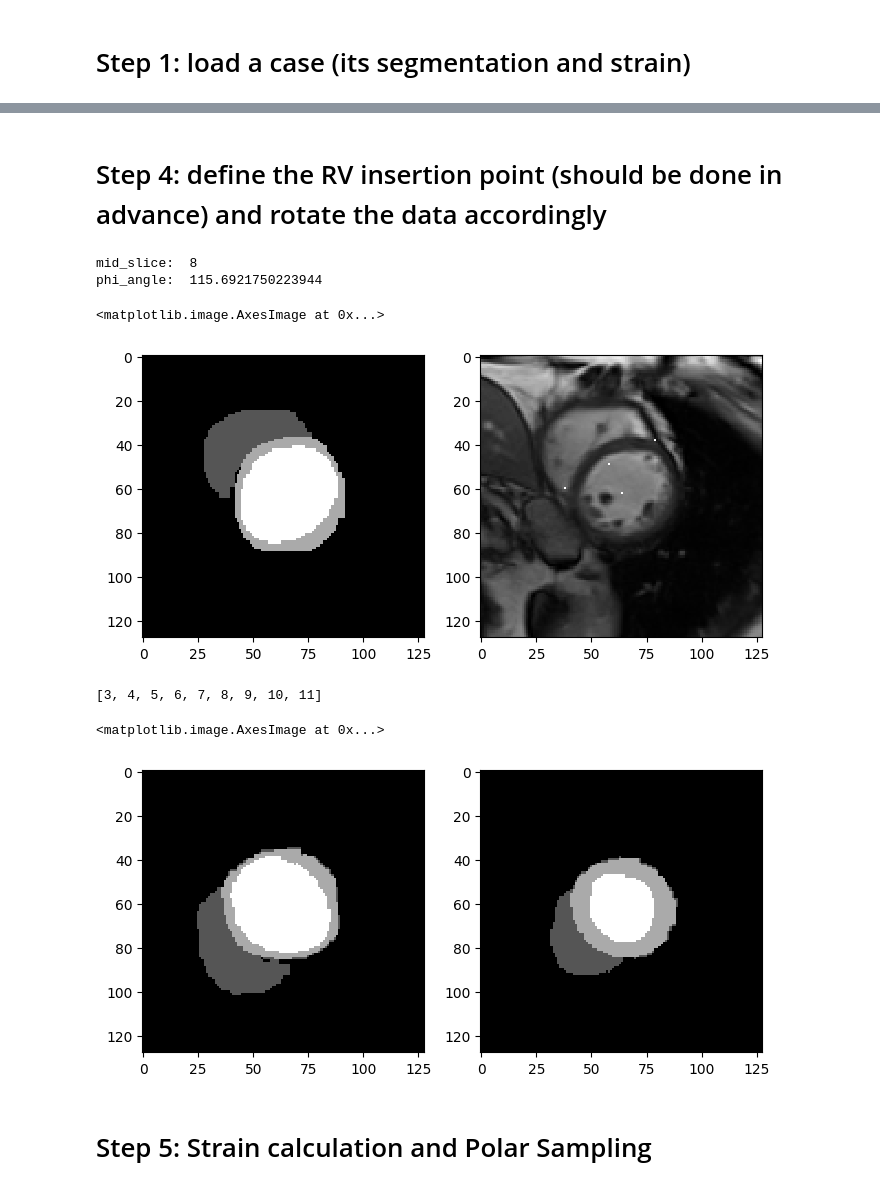
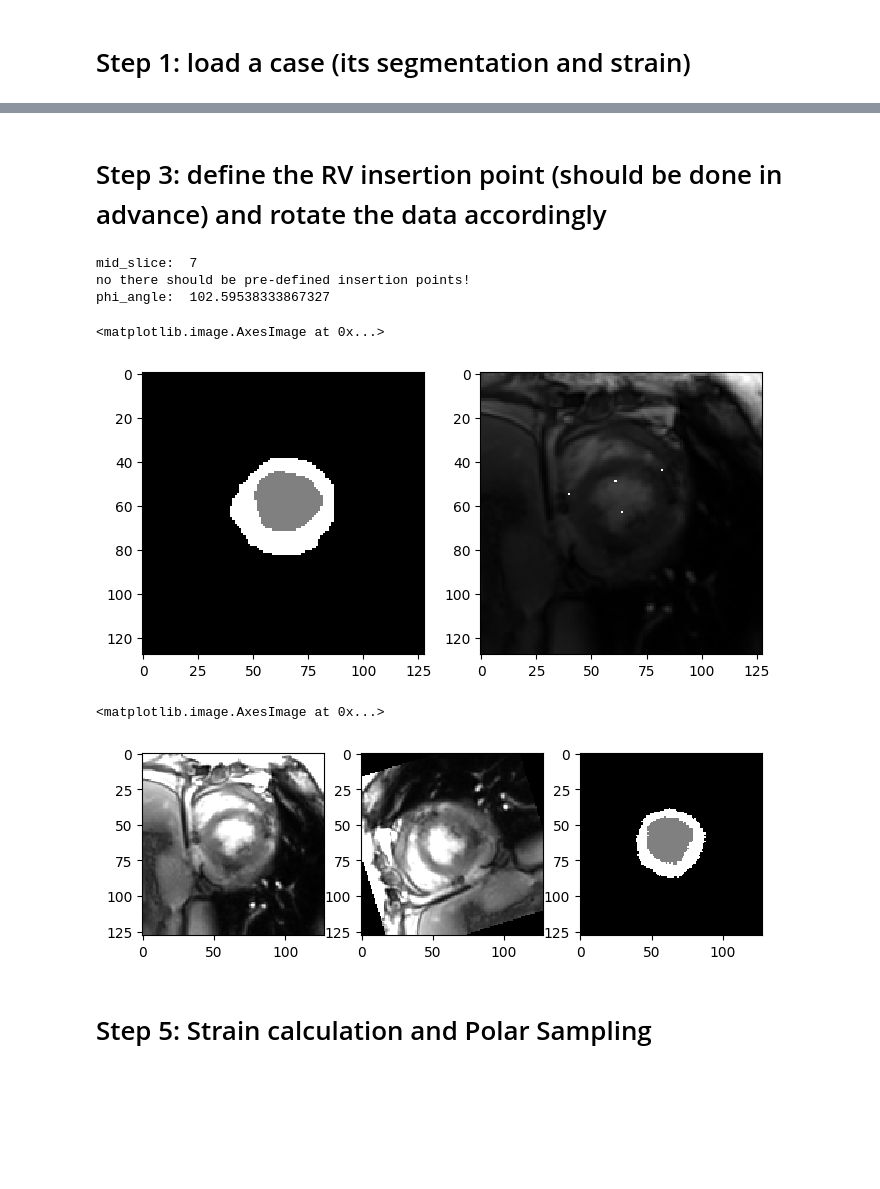
Before and after one commit to zhennongchen/DeepStrain, a Jupyter notebook: main_strain.ipynb, the cells around one changed output, grey strips where cells are left out. Saved outputs shown, nothing was run; the diff lists cells and outputs as text; code cells hidden in the pictures; blank space fills up the shorter version.

Commit message:
main strain

```diff
--- a/main_strain.ipynb
+++ b/main_strain.ipynb
@@ -19,12 +19,10 @@ from scipy.ndimage import gaussian_filter
 import DeepStrain.functions_collection as ff
 import DeepStrain.Data_processing as Data_processing
 
-main_path = '/mnt/mount_zc_NAS/Deepstrain'
-data_path = '/mnt/mount_zc_NAS/HFpEF/data/HFpEF_data'
-spreadsheet = pd.read_excel(os.path.join(data_path, 'Patient_list', 'Important_HFpEF_Patient_list_unique_patient_w_readmission_finalized.xlsx' ))
+main_path = '/mnt/camca_NAS/Deepstrain'
+
+patient_list = pd.read_excel(os.path.join('/mnt/camca_NAS/HFpEF/data/HFpEF_data/Patient_list', 'Important_HFpEF_Patient_list_unique_patient_w_ZCnotes.xlsx'))
+patient_list = patient_list[patient_list['include?'] == 'yes']
+patient_list = patient_list[patient_list['StudyDate']>20150219]
 # %% [markdown]
 # Step 1: load a case (its segmentation and strain)
-# %%
-# find patinet_list
-patient_list = spreadsheet.iloc[0:50]
-patient_index = 2
@@ -219,27 +159,26 @@ layer_circumferential_strain:  [-0.14457522 -0.15184994 -0.21749266]
 # %% [markdown]
-# Step 4: define the RV insertion point (should be done in advance) and rotate the data accordingly
+# Step 3: define the RV insertion point (should be done in advance) and rotate the data accordingly
 # %%
-V_ed = V[:,:,:,0]
+img_ed = nb.load(os.path.join(patient_img_folder, 'img_tf' + str(tf1) + '.nii.gz')).get_fdata()
 
 # define mid slice
-mid_slice = slice_nonzero_ed[len(slice_nonzero_ed)//2]
+mid_slice = effective_slices[len(effective_slices)//2]
 print('mid_slice: ', mid_slice)
-
 
 # define the RV insertion point
 plt.figure(figsize=(8,4))
 plt.subplot(121); plt.imshow(strain.mask[:,:,mid_slice], cmap='gray')
-if os.path.isfile(os.path.join(save_folder, 'insertion_points.npy')):
+if 1==0:#os.path.isfile(os.path.join(save_folder, 'insertion_points.npy')):
     insertion_points = np.load(os.path.join(save_folder, 'insertion_points.npy'))
     insertion_p1 = insertion_points[0,:]
     insertion_p2 = insertion_points[1,:]
 else:
     print('no there should be pre-defined insertion points!')
     # from the figure, we define the RV insertion points
-    # insertion_p1 = [73,87]
-    # insertion_p2 = [40,65]
-    # # make insertion_p1 and p2 as a 2x2 numpy array
-    # insertion_points = np.vstack((np.asarray(insertion_p1), np.asarray(insertion_p2)))
+    insertion_p1 = [44,82]
+    insertion_p2 = [55,40]
+    # make insertion_p1 and p2 as a 2x2 numpy array
+    insertion_points = np.vstack((np.asarray(insertion_p1), np.asarray(insertion_p2)))
     # # save the insertion points
     # np.save(os.path.join(save_folder, 'insertion_points.npy'), insertion_points)
 
@@ -248,29 +187,25 @@ phi_angle   , cx_lv, cy_lv, cx_rv, cy_rv  = myocardial_strain_zc._get_lv2rv_angl
 print('phi_angle: ', phi_angle)
 
 # plot
-ii = np.copy(V_ed[:,:,mid_slice])
+ii = np.copy(img_ed[:,:,mid_slice])
 ii[insertion_p1[0], insertion_p1[1]] = np.max(ii); ii[insertion_p2[0], insertion_p2[1]] = np.max(ii)
 ii[int(cx_lv), int(cy_lv)] = np.max(ii); ii[int(cx_rv), int(cy_rv)] = np.max(ii)
 plt.subplot(122); plt.imshow(ii, cmap='gray')
 # %% [output]
-mid_slice:  8
-phi_angle:  115.6921750223944
+mid_slice:  7
+no there should be pre-defined insertion points!
+phi_angle:  102.59538333867327
 <matplotlib.image.AxesImage at 0x...>
-[figure, old version]
+[figure, new version]
 # %%
 # rotate the data so that RV is under LV
-rotate_f = myocardial_strain_zc.Rotate_data(strain.Err, strain.Ecc, strain.mask, insertion_p1, insertion_p2, non_slice_num = slice_effective )
-Err_rot, Ecc_rot, mask_rot, ID = rotate_f.rotate_orientation(for_visualization=False)
-Err_rot_vis, Ecc_rot_vis, mask_rot_vis, ID = rotate_f.rotate_orientation(for_visualization=True)
+rotate_f = myocardial_strain_zc.Rotate_data(strain.Err, strain.Ecc, strain.mask,img_ed, insertion_p1, insertion_p2 )
+Err_rot, Ecc_rot, mask_rot, img_rot= rotate_f.rotate_orientation(for_visualization=False)
 
-rotate_f_es = myocardial_strain_zc.Rotate_data(strain.Err, strain.Ecc, strain_es.mask, insertion_p1, insertion_p2, non_slice_num = slice_effective )
-Err_rot_es, Ecc_rot_es, mask_rot_es, ID = rotate_f_es.rotate_orientation(for_visualization=False)
-
-print(ID)
 plt.figure(figsize=(8,4))
-plt.subplot(121); plt.imshow(mask_rot[:,:,5], cmap='gray')
-plt.subplot(122); plt.imshow(mask_rot_es[:,:,5], cmap='gray')
+plt.subplot(131); plt.imshow(ff.set_window(img_ed[:,:,mid_slice],100,250), cmap='gray')
+plt.subplot(132); plt.imshow(ff.set_window(img_rot[:,:,mid_slice], 100,250),cmap='gray')
+plt.subplot(133); plt.imshow(mask_rot[:,:,5], cmap='gray')
 # %% [output]
-[3, 4, 5, 6, 7, 8, 9, 10, 11]
+<matplotlib.image.AxesImage at 0x...>
-<matplotlib.image.AxesImage at 0x...>
-[figure, old version]
+[figure, new version]
```
Also changed, not shown: parts of 16 cells of this notebook, 3 other files.
